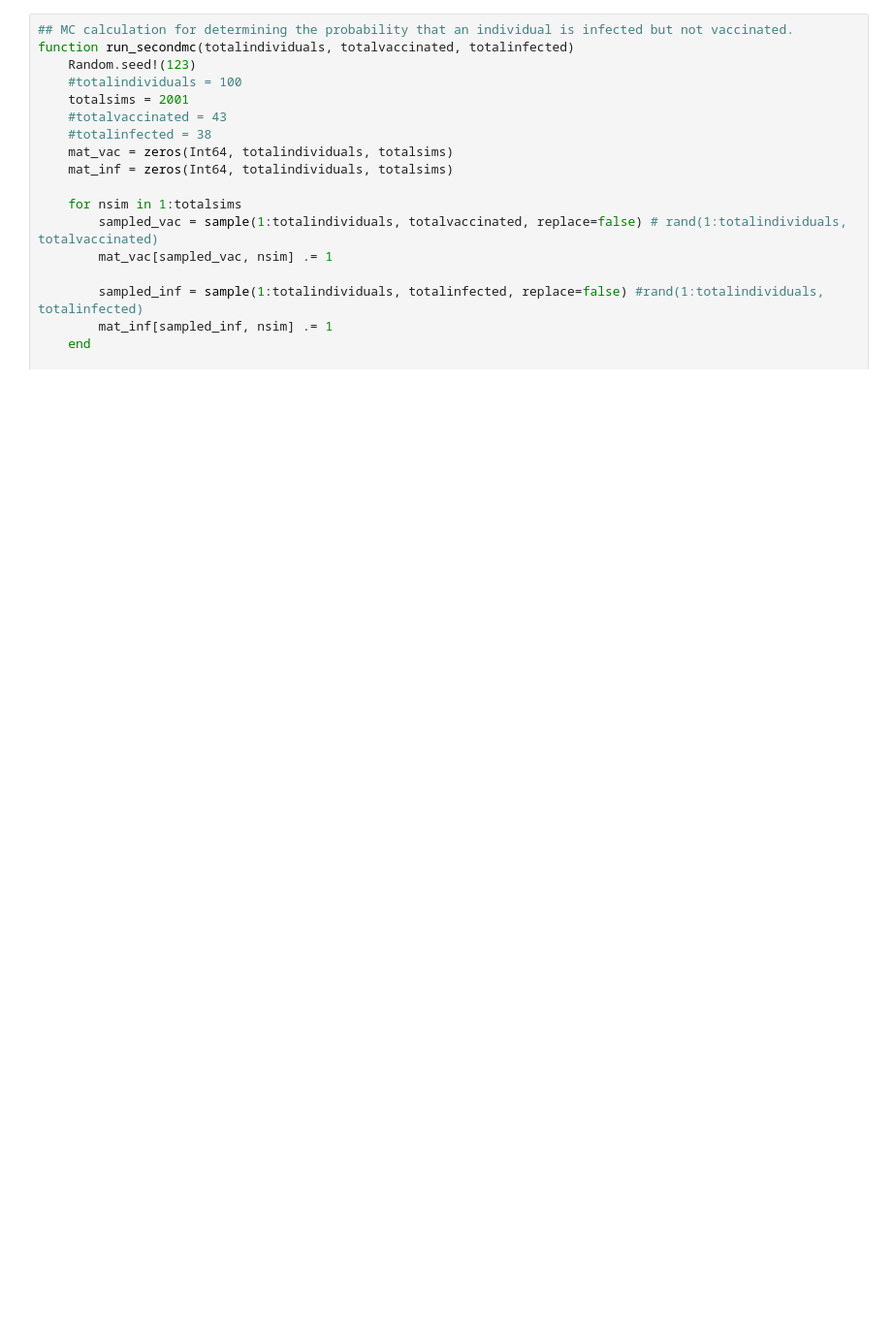
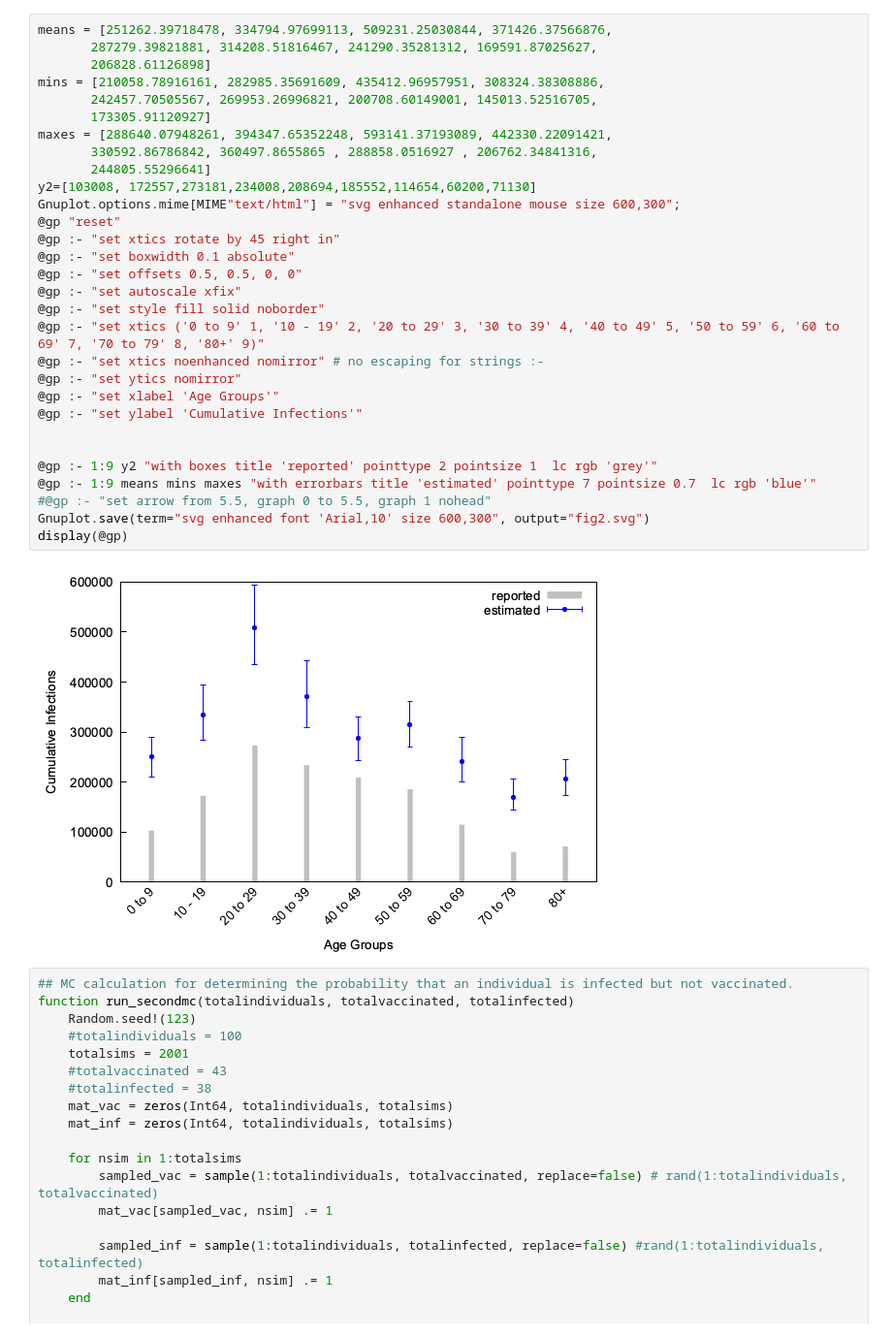
Before and after one commit to affans/c19popimmunity, a Jupyter notebook: population_immunity.ipynb, the cells around one changed output. Shown at 97% size. Drawn from its saved outputs; the diff is of its cells as text; blank space fills up the shorter version.

```diff
--- a/population_immunity.ipynb
+++ b/population_immunity.ipynb
@@ -240,3 +303,35 @@ cumulative infections: 9.148442115502279e7 (7.83502235256626e7 - 1.0581387602027
+# %%
+means = [251262.39718478, 334794.97699113, 509231.25030844, 371426.37566876,
+       287279.39821881, 314208.51816467, 241290.35281312, 169591.87025627,
+       206828.61126898]
+mins = [210058.78916161, 282985.35691609, 435412.96957951, 308324.38308886,
+       242457.70505567, 269953.26996821, 200708.60149001, 145013.52516705,
+       173305.91120927]
+maxes = [288640.07948261, 394347.65352248, 593141.37193089, 442330.22091421,
+       330592.86786842, 360497.8655865 , 288858.0516927 , 206762.34841316,
+       244805.55296641]
+y2=[103008, 172557,273181,234008,208694,185552,114654,60200,71130]
+Gnuplot.options.mime[MIME"text/html"] = "svg enhanced standalone mouse size 600,300";
+@gp "reset"
+@gp :- "set xtics rotate by 45 right in"
+@gp :- "set boxwidth 0.1 absolute"
+@gp :- "set offsets 0.5, 0.5, 0, 0"
+@gp :- "set autoscale xfix"
+@gp :- "set style fill solid noborder"
+@gp :- "set xtics ('0 to 9' 1, '10 - 19' 2, '20 to 29' 3, '30 to 39' 4, '40 to 49' 5, '50 to 59' 6, '60 to 69' 7, '70 to 79' 8, '80+' 9)"
+@gp :- "set xtics noenhanced nomirror" # no escaping for strings :-
+@gp :- "set ytics nomirror"
+@gp :- "set xlabel 'Age Groups'"
+@gp :- "set ylabel 'Cumulative Infections'"
+
+
+@gp :- 1:9 y2 "with boxes title 'reported' pointtype 2 pointsize 1  lc rgb 'grey'"
+@gp :- 1:9 means mins maxes "with errorbars title 'estimated' pointtype 7 pointsize 0.7  lc rgb 'blue'"
+#@gp :- "set arrow from 5.5, graph 0 to 5.5, graph 1 nohead"
+Gnuplot.save(term="svg enhanced font 'Arial,10' size 600,300", output="fig2.svg")
+display(@gp)
+# %% [output]
+[figure, added]
 # %%
 ## MC calculation for determining the probability that an individual is infected but not vaccinated.
 function run_secondmc(totalindividuals, totalvaccinated, totalinfected)
```
Also changed, not shown: parts of 11 cells of this notebook.
